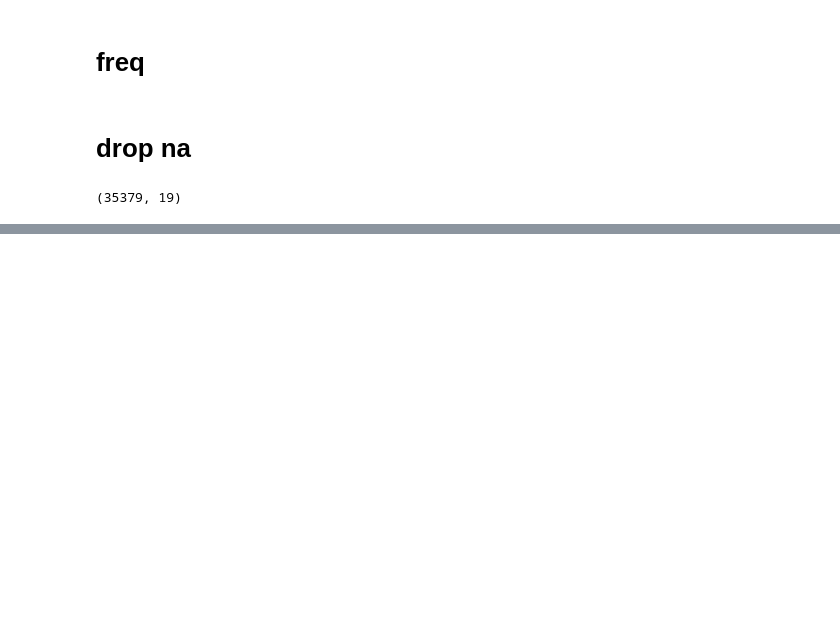
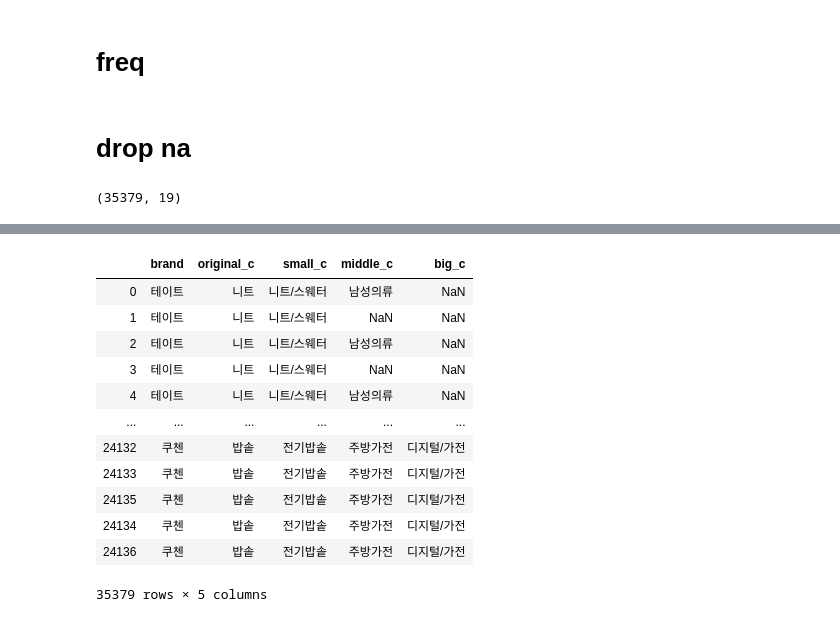
Before and after one commit to s-seo/bigcon_2020_mmmz, a Jupyter notebook: eda/features_sm.ipynb, the cells around one changed output, grey strips where cells are left out. Drawn from its saved outputs; the diff is of its cells as text; code cells hidden in the pictures; blank space fills up the shorter version.

```diff
--- a/eda/features_sm.ipynb
+++ b/eda/features_sm.ipynb
@@ -382,0 +411,16 @@ train = drop_na()
+# %%
+categories[['brand','original_c','small_c','middle_c','big_c']]
+# %% [output]
+|  | brand | original_c | small_c | middle_c | big_c |
+| 0 | 테이트 | 니트 | 니트/스웨터 | 남성의류 | NaN |
+| 1 | 테이트 | 니트 | 니트/스웨터 | NaN | NaN |
+| 2 | 테이트 | 니트 | 니트/스웨터 | 남성의류 | NaN |
+| 3 | 테이트 | 니트 | 니트/스웨터 | NaN | NaN |
+| 4 | 테이트 | 니트 | 니트/스웨터 | 남성의류 | NaN |
+| ... | ... | ... | ... | ... | ... |
+| 24132 | 쿠첸 | 밥솥 | 전기밥솥 | 주방가전 | 디지털/가전 |
+| 24133 | 쿠첸 | 밥솥 | 전기밥솥 | 주방가전 | 디지털/가전 |
+| 24135 | 쿠첸 | 밥솥 | 전기밥솥 | 주방가전 | 디지털/가전 |
+| 24134 | 쿠첸 | 밥솥 | 전기밥솥 | 주방가전 | 디지털/가전 |
+| 24136 | 쿠첸 | 밥솥 | 전기밥솥 | 주방가전 | 디지털/가전 |
+35379 rows × 5 columns
```
Also changed, not shown: parts of 6 cells of this notebook, 1 other file.
